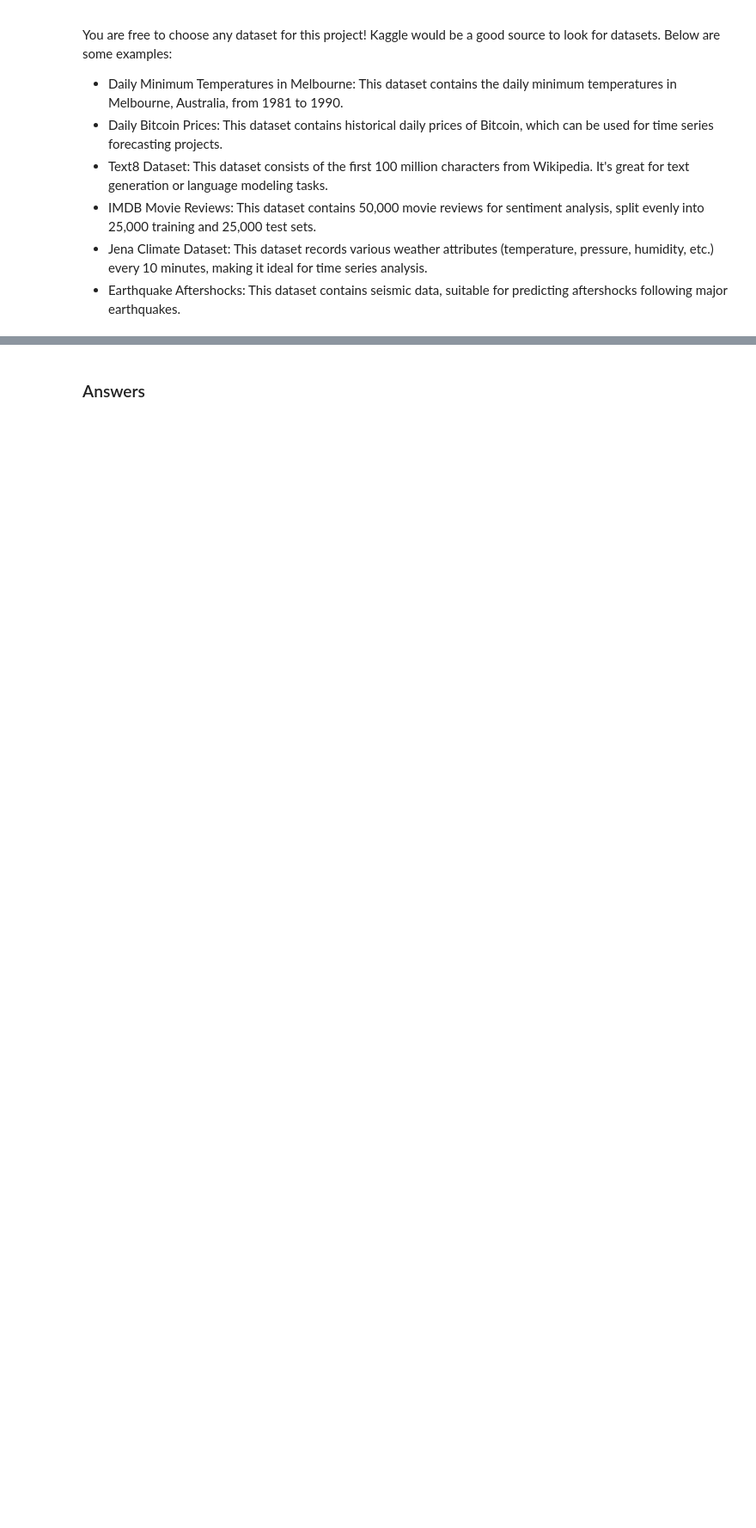
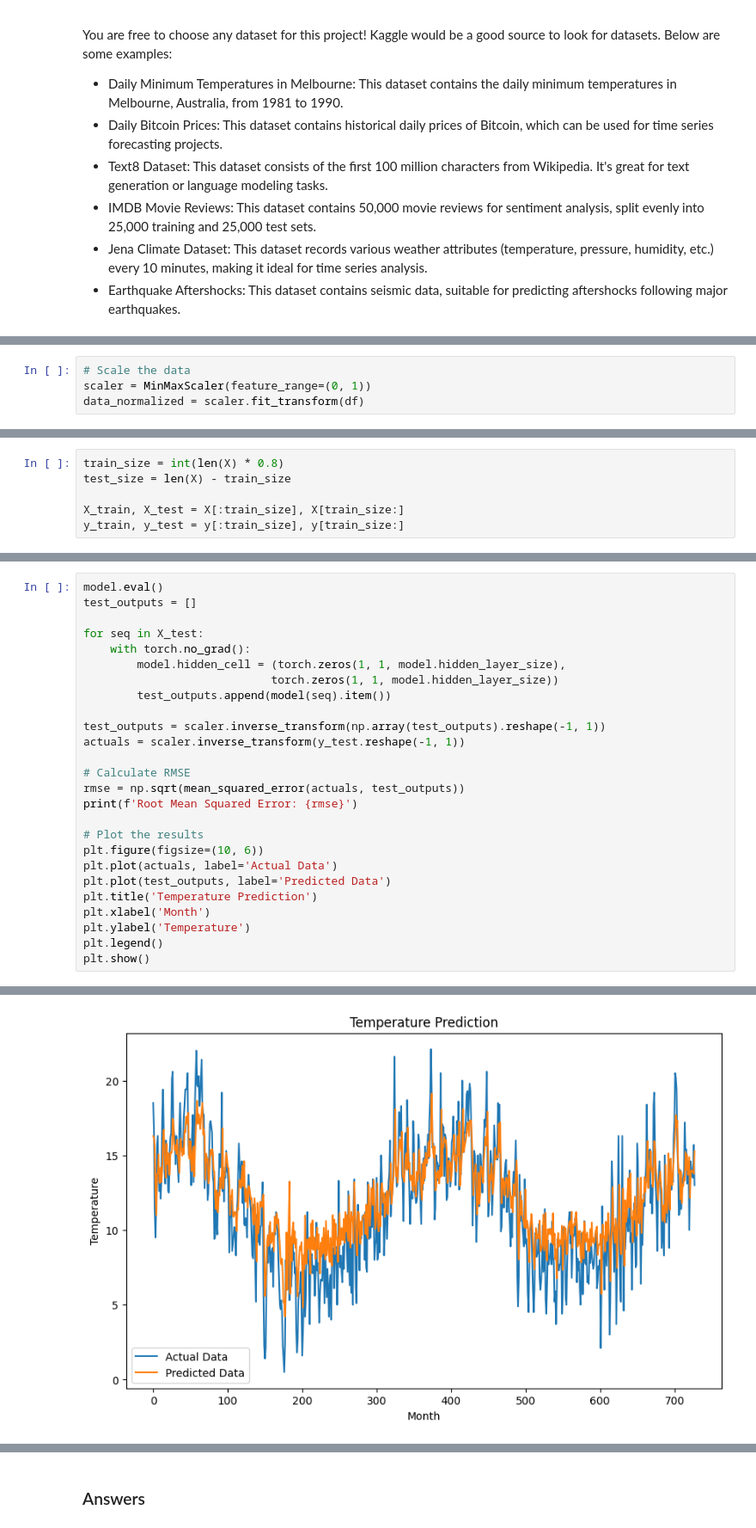
Before and after one commit to haingo-raz/Deep-learning-notebooks, a Jupyter notebook: project3/Project_3.ipynb, the cells around one changed output, grey strips where cells are left out. Shown: that part at 86% size. Drawn from its saved outputs; the diff is of its cells as text; blank space fills up the shorter version.

```diff
--- a/project3/Project_3.ipynb
+++ b/project3/Project_3.ipynb
@@ -25,0 +121,4 @@ You are free to choose any dataset for this project! Kaggle would be a good sour
+# %%
+# Scale the data
+scaler = MinMaxScaler(feature_range=(0, 1))
+data_normalized = scaler.fit_transform(df)
@@ -25,0 +141,6 @@ You are free to choose any dataset for this project! Kaggle would be a good sour
+# %%
+train_size = int(len(X) * 0.8)
+test_size = len(X) - train_size
+
+X_train, X_test = X[:train_size], X[train_size:]
+y_train, y_test = y[:train_size], y[train_size:]
@@ -25,0 +212,27 @@ You are free to choose any dataset for this project! Kaggle would be a good sour
+# %%
+model.eval()
+test_outputs = []
+
+for seq in X_test:
+    with torch.no_grad():
+        model.hidden_cell = (torch.zeros(1, 1, model.hidden_layer_size),
+                            torch.zeros(1, 1, model.hidden_layer_size))
+        test_outputs.append(model(seq).item())
+
+test_outputs = scaler.inverse_transform(np.array(test_outputs).reshape(-1, 1))
+actuals = scaler.inverse_transform(y_test.reshape(-1, 1))
+
+# Calculate RMSE
+rmse = np.sqrt(mean_squared_error(actuals, test_outputs))
+print(f'Root Mean Squared Error: {rmse}')
+
+# Plot the results
+plt.figure(figsize=(10, 6))
+plt.plot(actuals, label='Actual Data')
+plt.plot(test_outputs, label='Predicted Data')
+plt.title('Temperature Prediction')
+plt.xlabel('Month')
+plt.ylabel('Temperature')
+plt.legend()
+plt.show()
+# %% [output]
@@ -25,0 +240 @@ You are free to choose any dataset for this project! Kaggle would be a good sour
+[figure, added]
```
Also changed, not shown: parts of 19 cells of this notebook, 1 other file.
